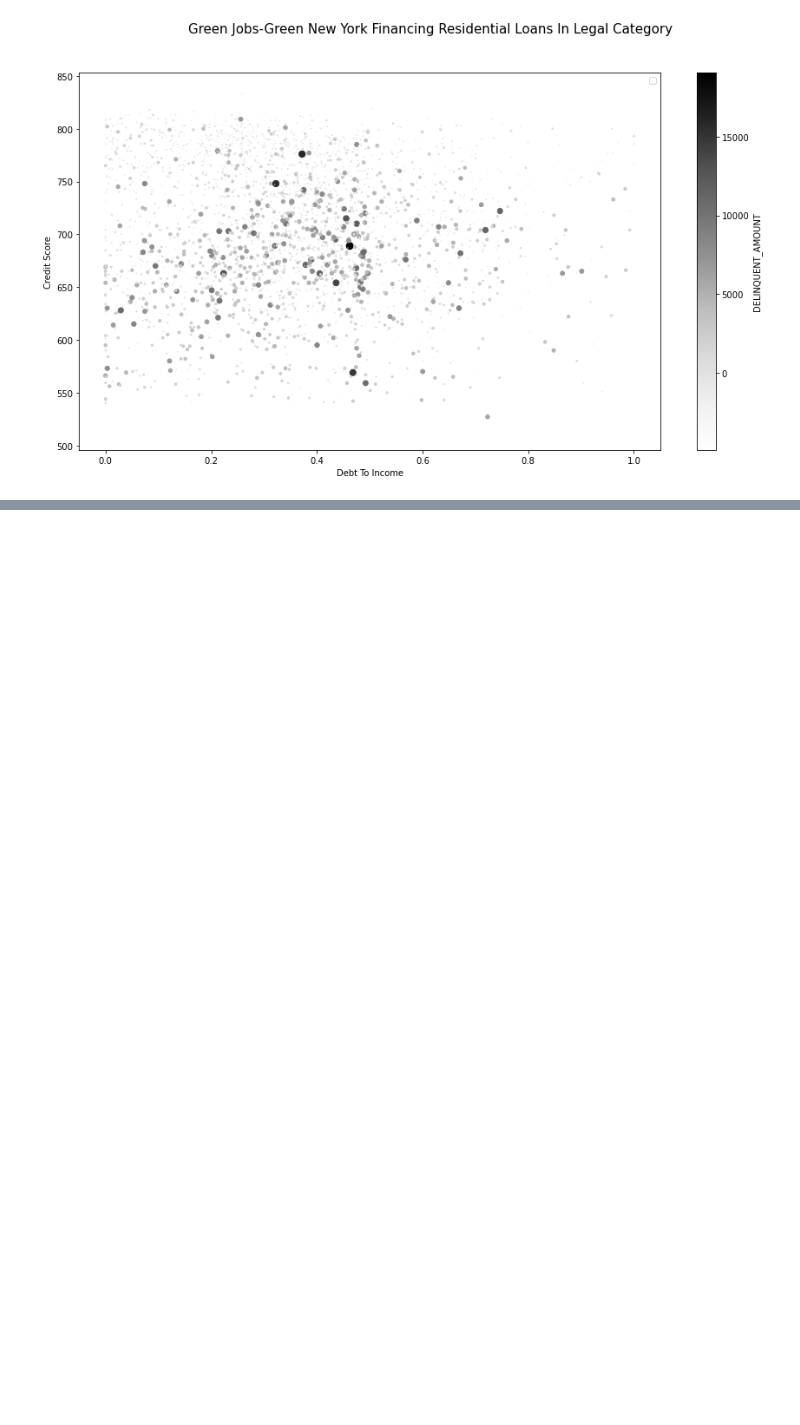
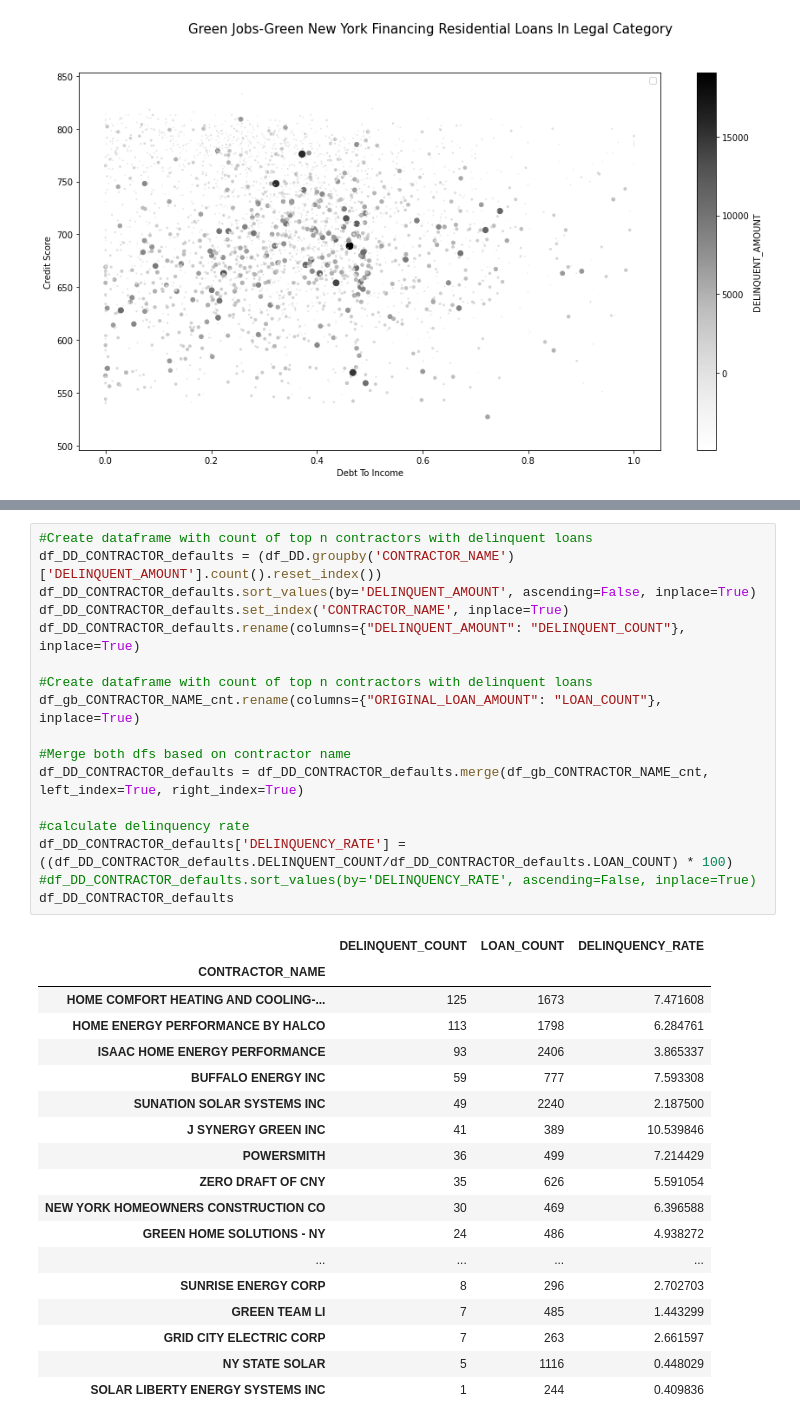
Before and after one commit to jlixander/GJGNY_Analysis, a Jupyter notebook: GJGNY_Analysis.ipynb, the cells around one changed output, grey strips where cells are left out. Drawn from its saved outputs; the diff is of its cells as text; blank space fills up the shorter version.

```diff
--- a/GJGNY_Analysis.ipynb
+++ b/GJGNY_Analysis.ipynb
@@ -879,0 +878,36 @@ ax15.set_xlim(0,550)
+# %%
+#Create dataframe with count of top n contractors with delinquent loans
+df_DD_CONTRACTOR_defaults = (df_DD.groupby('CONTRACTOR_NAME')['DELINQUENT_AMOUNT'].count().reset_index())
+df_DD_CONTRACTOR_defaults.sort_values(by='DELINQUENT_AMOUNT', ascending=False, inplace=True)
+df_DD_CONTRACTOR_defaults.set_index('CONTRACTOR_NAME', inplace=True)
+df_DD_CONTRACTOR_defaults.rename(columns={"DELINQUENT_AMOUNT": "DELINQUENT_COUNT"}, inplace=True)
+
+#Create dataframe with count of top n contractors with delinquent loans
+df_gb_CONTRACTOR_NAME_cnt.rename(columns={"ORIGINAL_LOAN_AMOUNT": "LOAN_COUNT"}, inplace=True)
+
+#Merge both dfs based on contractor name
+df_DD_CONTRACTOR_defaults = df_DD_CONTRACTOR_defaults.merge(df_gb_CONTRACTOR_NAME_cnt, left_index=True, right_index=True)
+
+#calculate delinquency rate
+df_DD_CONTRACTOR_defaults['DELINQUENCY_RATE'] = ((df_DD_CONTRACTOR_defaults.DELINQUENT_COUNT/df_DD_CONTRACTOR_defaults.LOAN_COUNT) * 100)
+#df_DD_CONTRACTOR_defaults.sort_values(by='DELINQUENCY_RATE', ascending=False, inplace=True)
+df_DD_CONTRACTOR_defaults
+# %% [output]
+|  | DELINQUENT_COUNT | LOAN_COUNT | DELINQUENCY_RATE |
+| CONTRACTOR_NAME |  |  |  |
+| HOME COMFORT HEATING AND COOLING-... | 125 | 1673 | 7.471608 |
+| HOME ENERGY PERFORMANCE BY HALCO | 113 | 1798 | 6.284761 |
+| ISAAC HOME ENERGY PERFORMANCE | 93 | 2406 | 3.865337 |
+| BUFFALO ENERGY INC | 59 | 777 | 7.593308 |
+| SUNATION SOLAR SYSTEMS INC | 49 | 2240 | 2.187500 |
+| J SYNERGY GREEN INC | 41 | 389 | 10.539846 |
+| POWERSMITH | 36 | 499 | 7.214429 |
+| ZERO DRAFT OF CNY | 35 | 626 | 5.591054 |
+| NEW YORK HOMEOWNERS CONSTRUCTION CO | 30 | 469 | 6.396588 |
+| GREEN HOME SOLUTIONS - NY | 24 | 486 | 4.938272 |
+| ... | ... | ... | ... |
+| SUNRISE ENERGY CORP | 8 | 296 | 2.702703 |
+| GREEN TEAM LI | 7 | 485 | 1.443299 |
+| GRID CITY ELECTRIC CORP | 7 | 263 | 2.661597 |
+| NY STATE SOLAR | 5 | 1116 | 0.448029 |
+| SOLAR LIBERTY ENERGY SYSTEMS INC | 1 | 244 | 0.409836 |
```
Also changed, not shown: parts of 30 cells of this notebook.
